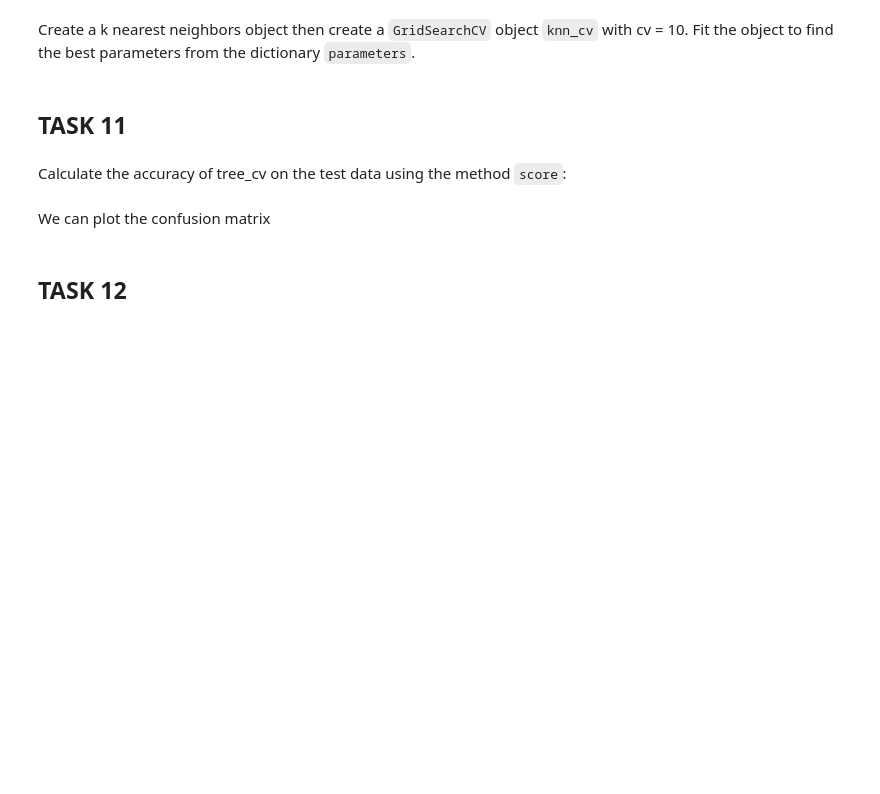
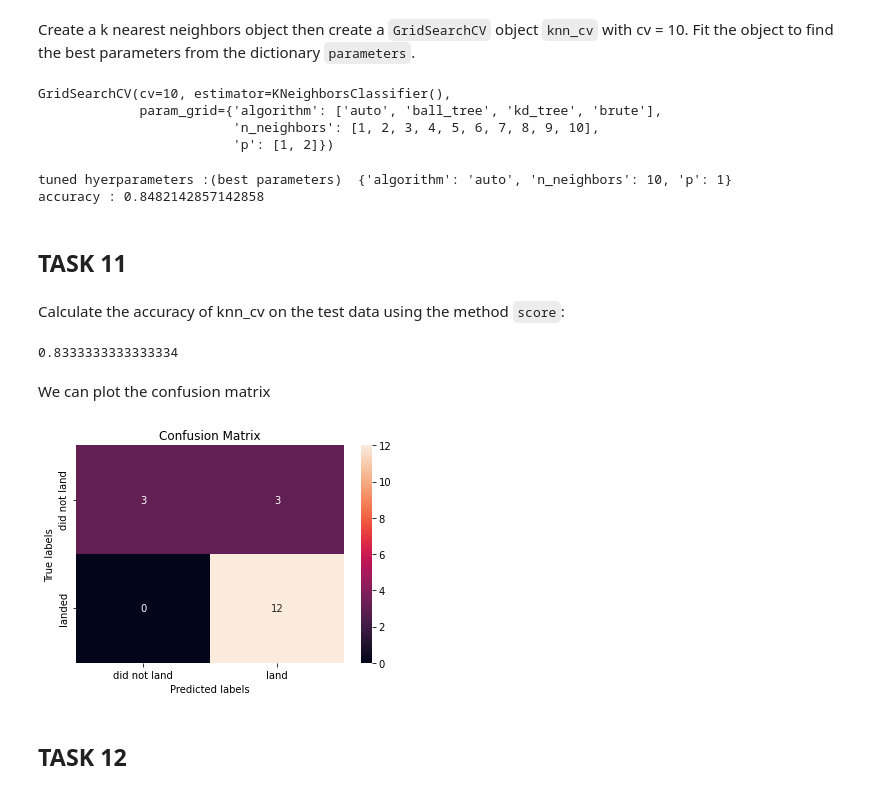
Before and after one commit to wrabbling/spacey, a Jupyter notebook: Machine Learning Prediction.ipynb, the cells around one changed output. Cells and saved outputs as stored; diff of their text form; code cells hidden in the pictures; blank space fills up the shorter version.

```diff
--- a/Machine Learning Prediction.ipynb
+++ b/Machine Learning Prediction.ipynb
@@ -225,3 +281,6 @@ parameters = {'criterion': ['gini', 'entropy'],
      'min_samples_split': [2, 5, 10]}
 
 tree = DecisionTreeClassifier()
+# %%
+tree_cv = GridSearchCV(tree, parameters, cv=10)
+tree_cv.fit(X_train, Y_train)
@@ -247,18 +323,35 @@ parameters = {'n_neighbors': [1, 2, 3, 4, 5, 6, 7, 8, 9, 10],
               'p': [1,2]}
 
 KNN = KNeighborsClassifier()
+# %%
+knn_cv = GridSearchCV(KNN, parameters, cv=10)
+knn_cv.fit(X_train, Y_train)
+# %% [output]
+GridSearchCV(cv=10, estimator=KNeighborsClassifier(),
+             param_grid={'algorithm': ['auto', 'ball_tree', 'kd_tree', 'brute'],
+                         'n_neighbors': [1, 2, 3, 4, 5, 6, 7, 8, 9, 10],
+                         'p': [1, 2]})
 # %%
-print("tuned hpyerparameters :(best parameters) ",knn_cv.best_params_)
+print("tuned hyerparameters :(best parameters) ",knn_cv.best_params_)
 print("accuracy :",knn_cv.best_score_)
+# %% [output]
+tuned hyerparameters :(best parameters)  {'algorithm': 'auto', 'n_neighbors': 10, 'p': 1}
+accuracy : 0.8482142857142858
 # %% [markdown]
 ## TASK  11
 # %% [markdown]
-Calculate the accuracy of tree_cv on the test data using the method <code>score</code>:
+Calculate the accuracy of knn_cv on the test data using the method <code>score</code>:
+# %%
+knn_cv.score(X_test,Y_test)
+# %% [output]
+0.8333333333333334
 # %% [markdown]
 We can plot the confusion matrix
 # %%
-yhat = knn_cv.predict(X_test)
-plot_confusion_matrix(Y_test,yhat)
+knn_yhat = knn_cv.predict(X_test)
+plot_confusion_matrix(Y_test,knn_yhat)
+# %% [output]
+[figure, added]
 # %% [markdown]
 ## TASK  12
 # %% [markdown]
```
Also changed, not shown: parts of 23 cells of this notebook.
